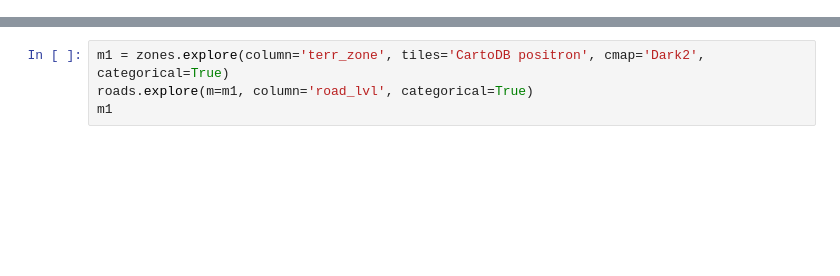
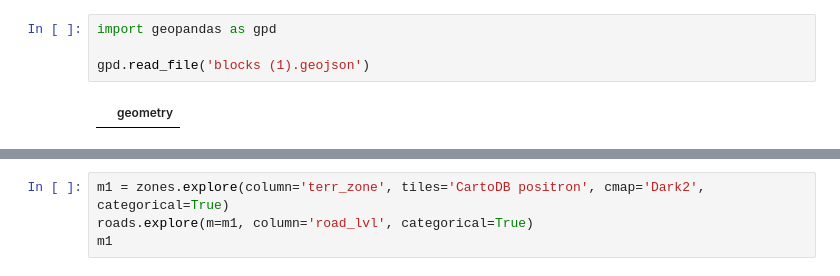
Before and after one commit to IDUclub/GenPlanner, a Jupyter notebook: app/gen_planner/python/src/poisson_sampling.ipynb, the cells around one changed output, grey strips where cells are left out. Saved outputs shown, nothing was run; the diff lists cells and outputs as text; blank space fills up the shorter version.

```diff
--- a/app/gen_planner/python/src/poisson_sampling.ipynb
+++ b/app/gen_planner/python/src/poisson_sampling.ipynb
@@ -1,3 +1,9 @@
+# %%
+import geopandas as gpd
+
+gpd.read_file('blocks (1).geojson')
+# %% [output]
+|  | geometry |
 # %%
 # Пример вызова генплана на большой территории
 
```
Also changed, not shown: parts of 16 cells of this notebook, 6 other files.
